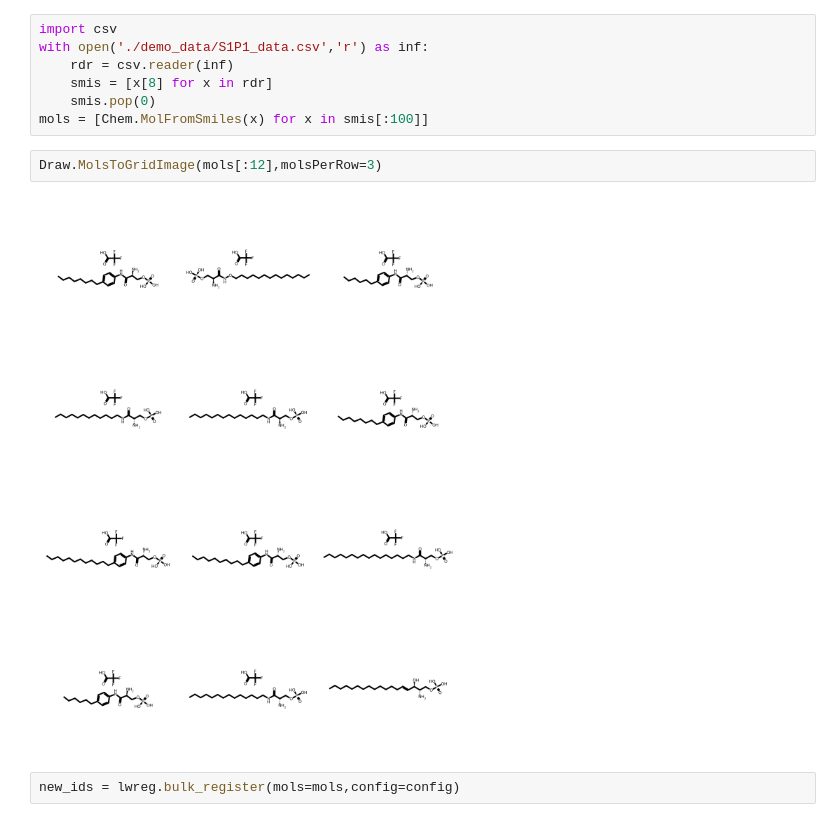
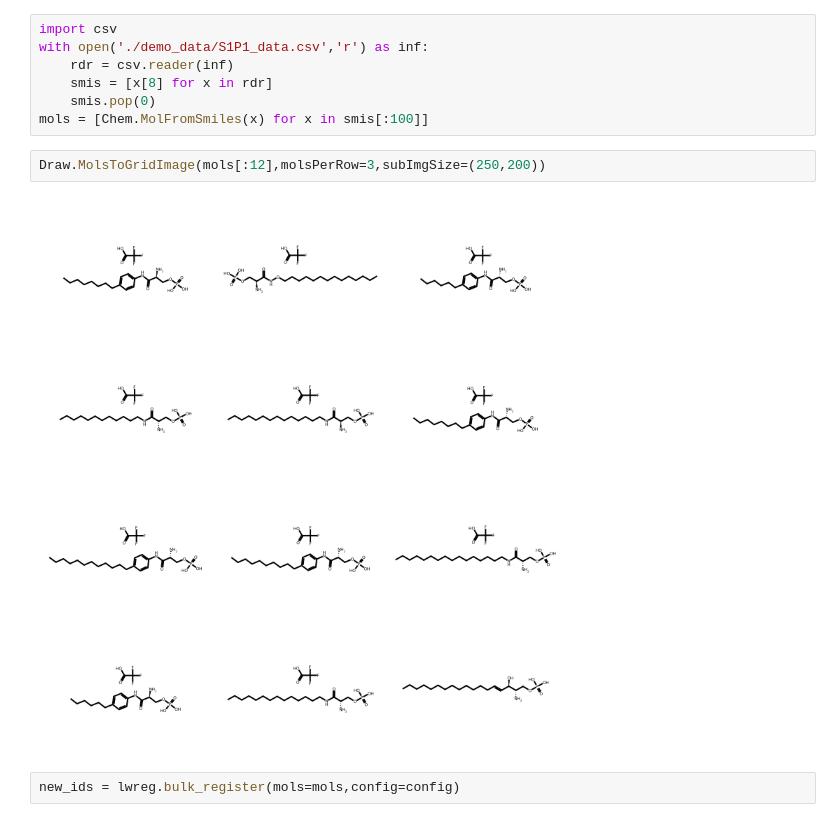
Before and after one commit to rinikerlab/lightweight-registration, a Jupyter notebook: demo.ipynb, the cells around one changed output. Cells and saved outputs as stored; diff of their text form.

```diff
--- a/demo.ipynb
+++ b/demo.ipynb
@@ -72,9 +101,9 @@ with open('./demo_data/S1P1_data.csv','r') as inf:
     smis.pop(0)
 mols = [Chem.MolFromSmiles(x) for x in smis[:100]]
 # %%
-Draw.MolsToGridImage(mols[:12],molsPerRow=3)
+Draw.MolsToGridImage(mols[:12],molsPerRow=3,subImgSize=(250,200))
 # %% [output]
-[figure, old version]
+[figure, new version]
 # %%
 new_ids = lwreg.bulk_register(mols=mols,config=config)
 # %%
```
Also changed, not shown: parts of 22 cells of this notebook, 2 other files.
